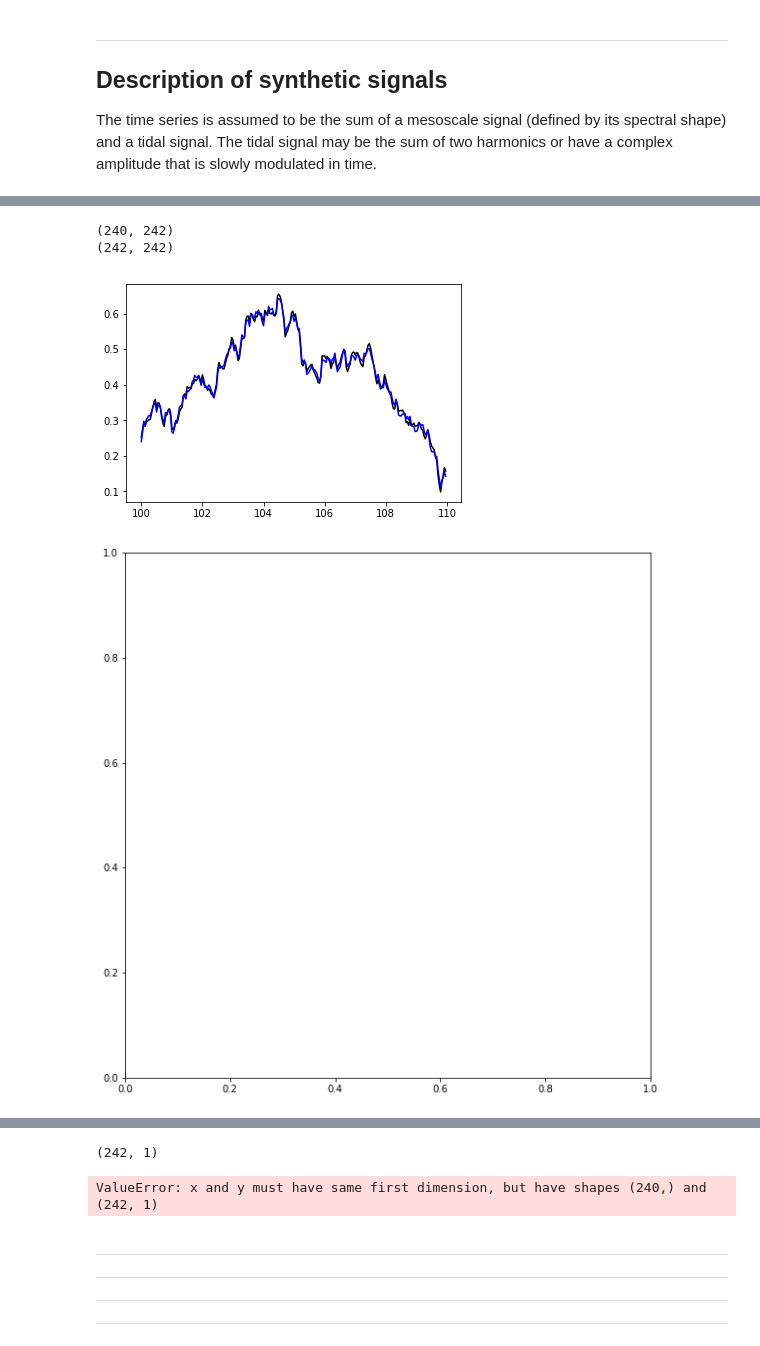
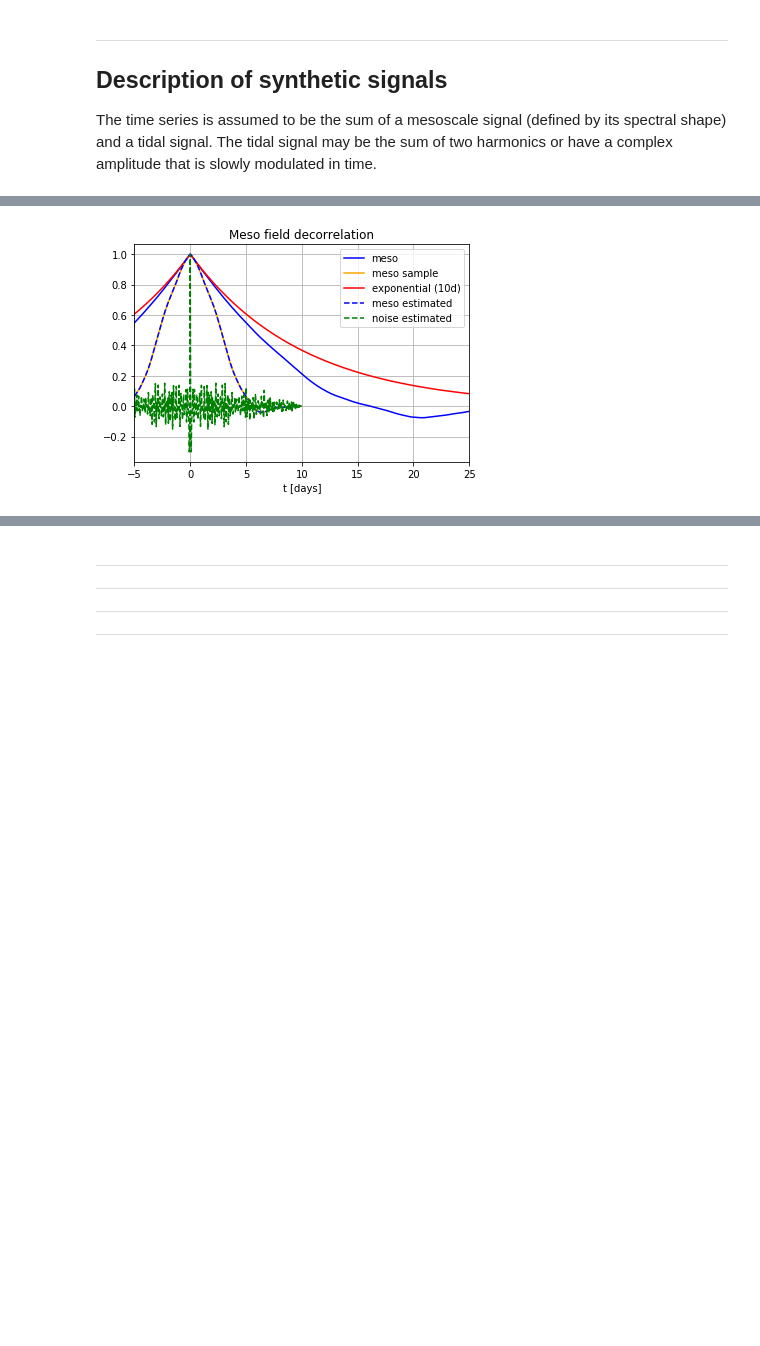
Before and after one commit to apatlpo/itide_filtering, a Jupyter notebook: meso_itide_OI.ipynb, the cells around one changed output, grey strips where cells are left out. Saved outputs shown, nothing was run; the diff lists cells and outputs as text; code cells hidden in the pictures; blank space fills up the shorter version.

```diff
--- a/meso_itide_OI.ipynb
+++ b/meso_itide_OI.ipynb
@@ -400,37 +391,34 @@ plt.show()
 # %%
 # recompute covariances
 lRxx_true, llags = get_autocor(eta_meso[iwin,None],t[iwin,None])
-lRxx, llags = get_autocor(x_tilde,t[iwin,None])
+lRxx, llags = get_autocor(xm_tilde,t[iwin,None])
 lRnn, llags = get_autocor(n_tilde,t[iwin,None])
 
 fig = plt.figure()
 ax=plt.subplot(111)
 plt.plot(lags,C_meso,'b',label='meso')
 plt.plot(llags,lRxx_true,'orange',label='meso sample')
 plt.plot(lags,np.exp(-np.abs(lags/10.)),'r',label='exponential (10d)')
 plt.plot(llags,lRxx,'b--',label='meso estimated')
 plt.plot(llags,lRnn,'g--',label='noise estimated')
 plt.xlim((-5.,25.))
 plt.grid()
 plt.xlabel('t [days]')
 plt.title('Meso field decorrelation')
 plt.legend(loc=1)
 plt.show()
 
 # check variance about truth
-P_true = np.std( x_tilde[:,0]-eta_meso[iwin] )**2
+#P_true = np.std( xm_tilde+xt_tilde - eta_mes[iwin] )**2
 
-fig = plt.figure()
-ax=plt.subplot(111)
-#plt.plot(t[iwin],x_tilde[:,0]-eta_meso[iwin])
-plt.plot(t[iwin],P,'k',label='diag(P)')
-plt.axhline(y=P_true,color='b',label='diag(P) estimated')
-plt.grid()
-plt.legend()
-plt.xlim((t0,t0+Twin))
-plt.show()
+#fig = plt.figure()
+#ax=plt.subplot(111)
+##plt.plot(t[iwin],x_tilde[:,0]-eta_meso[iwin])
+#plt.plot(t[iwin],P,'k',label='diag(P)')
+#plt.axhline(y=P_true,color='b',label='diag(P) estimated')
+#plt.grid()
+#plt.legend()
+#plt.xlim((t0,t0+Twin))
+#plt.show()
 # %% [output]
-(240, 242)
-(242, 242)
-[figure, old version]
+[figure, new version]
-[figure, removed]
@@ -438,2 +424,0 @@ plt.show()
-(242, 1)
-ValueError: x and y must have same first dimension, but have shapes (240,) and (242, 1)
```
Also changed, not shown: parts of 8 cells of this notebook.
